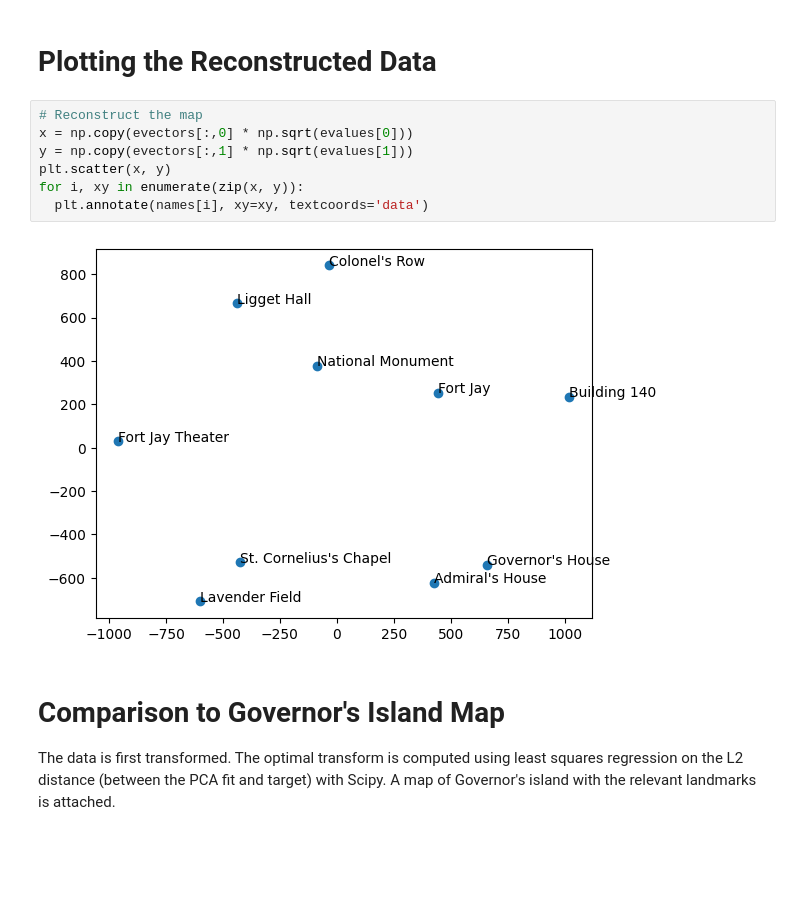
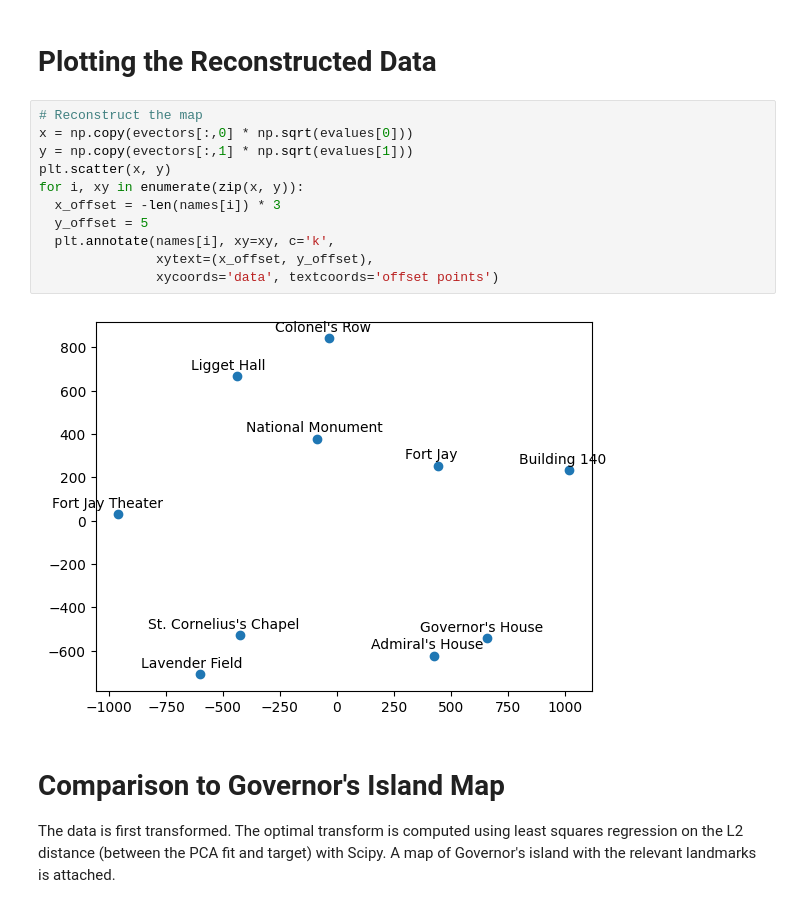
Before and after one commit to Sparks29032/Day-of-Science-2024, a Jupyter notebook: Day_of_Science.ipynb, the cells around one changed output. Saved outputs shown, nothing was run; the diff lists cells and outputs as text; blank space fills up the shorter version.

```diff
--- a/Day_of_Science.ipynb
+++ b/Day_of_Science.ipynb
@@ -53,12 +53,16 @@ evectors = evectors[:,idx]
 # %%
 # Reconstruct the map
 x = np.copy(evectors[:,0] * np.sqrt(evalues[0]))
 y = np.copy(evectors[:,1] * np.sqrt(evalues[1]))
 plt.scatter(x, y)
 for i, xy in enumerate(zip(x, y)):
-  plt.annotate(names[i], xy=xy, textcoords='data')
+  x_offset = -len(names[i]) * 3
+  y_offset = 5
+  plt.annotate(names[i], xy=xy, c='k',
+               xytext=(x_offset, y_offset),
+               xycoords='data', textcoords='offset points')
 # %% [output]
-[figure, old version]
+[figure, new version]
 # %% [markdown]
 # Comparison to Governor's Island Map
 
```
